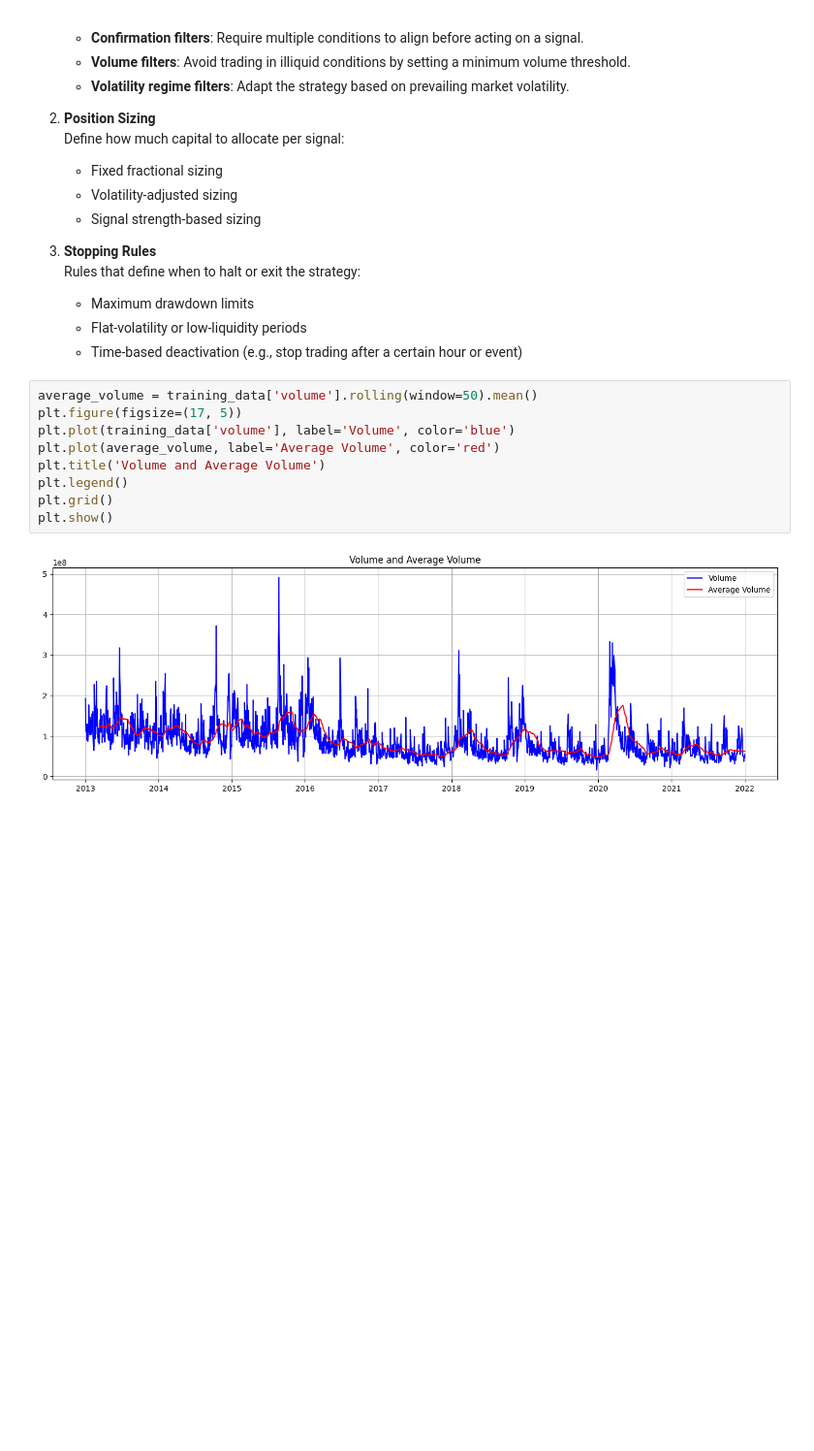
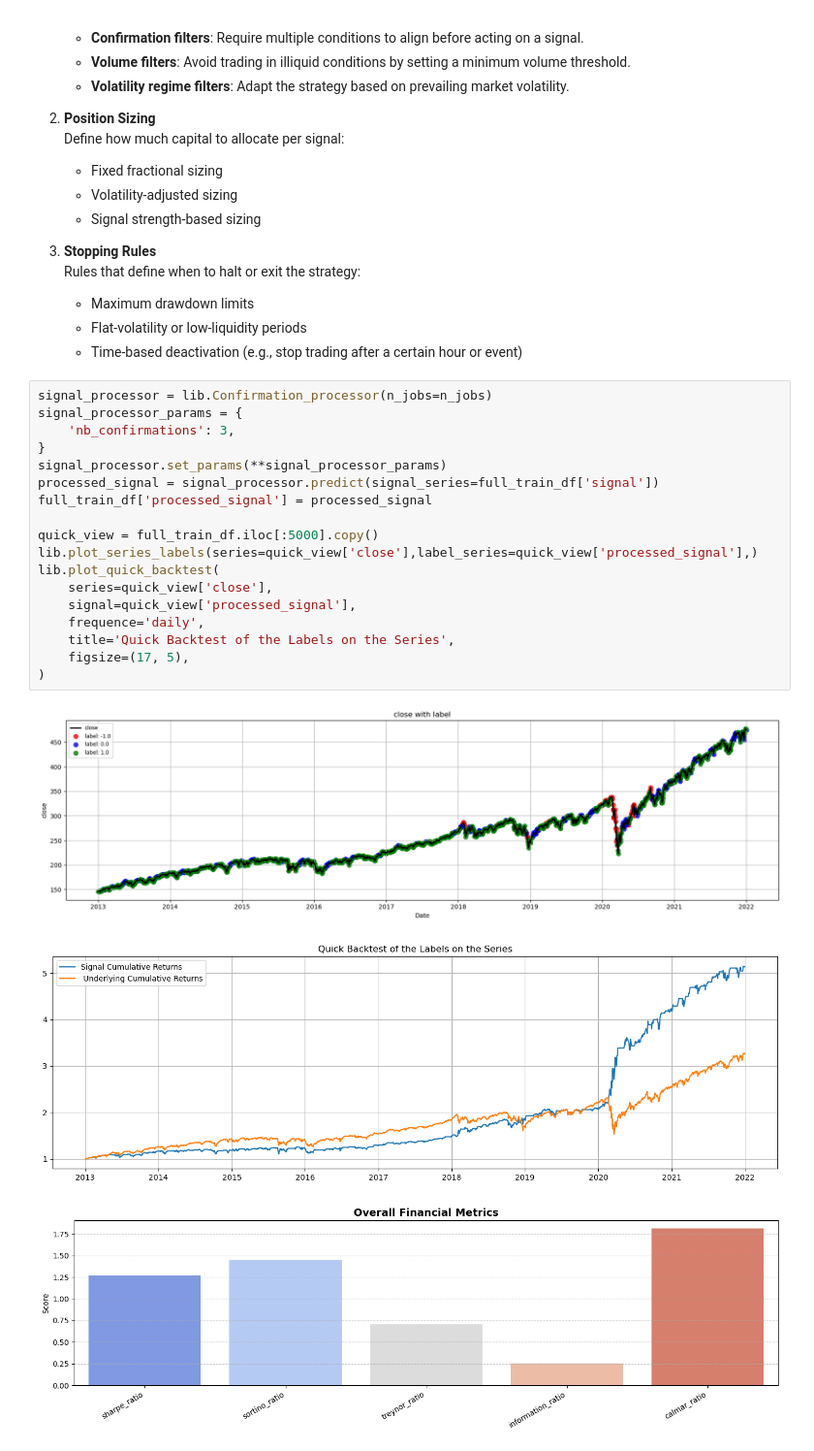
Before and after one commit to Cheval-Paresseux/ChevalParesseux-lib, a Jupyter notebook: notebooks/Research_pipeline.ipynb, the cells around one changed output. Shown at 97% size. Cells and saved outputs as stored; diff of their text form; blank space fills up the shorter version.

```diff
--- a/notebooks/Research_pipeline.ipynb
+++ b/notebooks/Research_pipeline.ipynb
@@ -615,14 +620,25 @@ The purpose of this stage is to transform raw trading signals into a fully opera
    - Maximum drawdown limits
    - Flat-volatility or low-liquidity periods
    - Time-based deactivation (e.g., stop trading after a certain hour or event)
-# %%
-average_volume = training_data['volume'].rolling(window=50).mean()
-plt.figure(figsize=(17, 5))
-plt.plot(training_data['volume'], label='Volume', color='blue')
-plt.plot(average_volume, label='Average Volume', color='red')
-plt.title('Volume and Average Volume')
-plt.legend()
-plt.grid()
-plt.show()
-# %% [output]
-[figure, removed]
+# %%
+signal_processor = lib.Confirmation_processor(n_jobs=n_jobs)
+signal_processor_params = {
+    'nb_confirmations': 3,
+}
+signal_processor.set_params(**signal_processor_params)
+processed_signal = signal_processor.predict(signal_series=full_train_df['signal'])
+full_train_df['processed_signal'] = processed_signal
+
+quick_view = full_train_df.iloc[:5000].copy()
+lib.plot_series_labels(series=quick_view['close'],label_series=quick_view['processed_signal'],)
+lib.plot_quick_backtest(
+    series=quick_view['close'],
+    signal=quick_view['processed_signal'],
+    frequence='daily',
+    title='Quick Backtest of the Labels on the Series',
+    figsize=(17, 5),
+)
+# %% [output]
+[figure, added]
+[figure, added]
+[figure, added]
```
Also changed, not shown: parts of 9 cells of this notebook, 5 other files.
